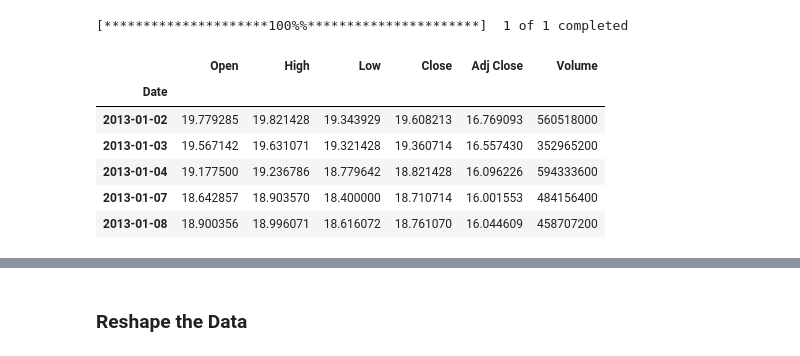
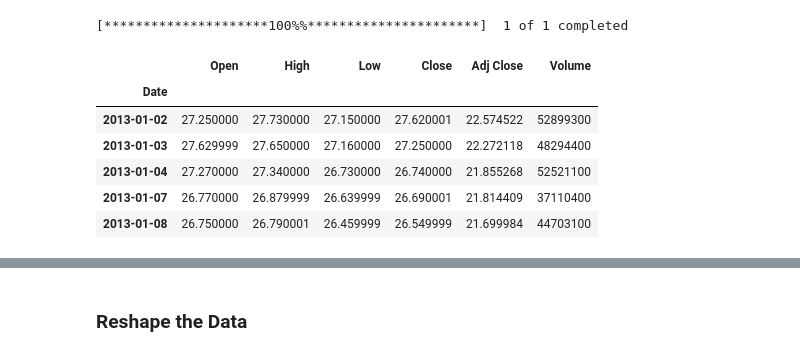
Before and after one commit to fauzan-arif/ds-capstone, a Jupyter notebook: notebooks/PPP.ipynb, the cells around one changed output, grey strips where cells are left out. Saved outputs shown, nothing was run; the diff lists cells and outputs as text; code cells hidden in the pictures.

```diff
--- a/notebooks/PPP.ipynb
+++ b/notebooks/PPP.ipynb
@@ -31,24 +32,24 @@ import matplotlib.patches as patches
 import seaborn as sns
 # %%
 # Specify the stock symbol and the date range
-stock_symbol = "AAPL"
+stock_symbol = "MSFT"
 start_date = "2013-01-01"
 end_date = "2023-12-18"
 
 # Fetch the stock data
 apple_cl = yf.download(stock_symbol, start=start_date, end=end_date)
 
 # Display the stock data
 apple_cl.head()
 # %% [output]
 [*********************100%%**********************]  1 of 1 completed
 |  | Open | High | Low | Close | Adj Close | Volume |
 | Date |  |  |  |  |  |  |
-| 2013-01-02 | 19.779285 | 19.821428 | 19.343929 | 19.608213 | 16.769093 | 560518000 |
-| 2013-01-03 | 19.567142 | 19.631071 | 19.321428 | 19.360714 | 16.557430 | 352965200 |
-| 2013-01-04 | 19.177500 | 19.236786 | 18.779642 | 18.821428 | 16.096226 | 594333600 |
-| 2013-01-07 | 18.642857 | 18.903570 | 18.400000 | 18.710714 | 16.001553 | 484156400 |
-| 2013-01-08 | 18.900356 | 18.996071 | 18.616072 | 18.761070 | 16.044609 | 458707200 |
+| 2013-01-02 | 27.250000 | 27.730000 | 27.150000 | 27.620001 | 22.574522 | 52899300 |
+| 2013-01-03 | 27.629999 | 27.650000 | 27.160000 | 27.250000 | 22.272118 | 48294400 |
+| 2013-01-04 | 27.270000 | 27.340000 | 26.730000 | 26.740000 | 21.855268 | 52521100 |
+| 2013-01-07 | 26.770000 | 26.879999 | 26.639999 | 26.690001 | 21.814409 | 37110400 |
+| 2013-01-08 | 26.750000 | 26.790001 | 26.459999 | 26.549999 | 21.699984 | 44703100 |
 # %%
 #here we are adding technical indicators to the data set as seperate columns
 
```
Also changed, not shown: parts of 25 cells of this notebook, 2 other files.
